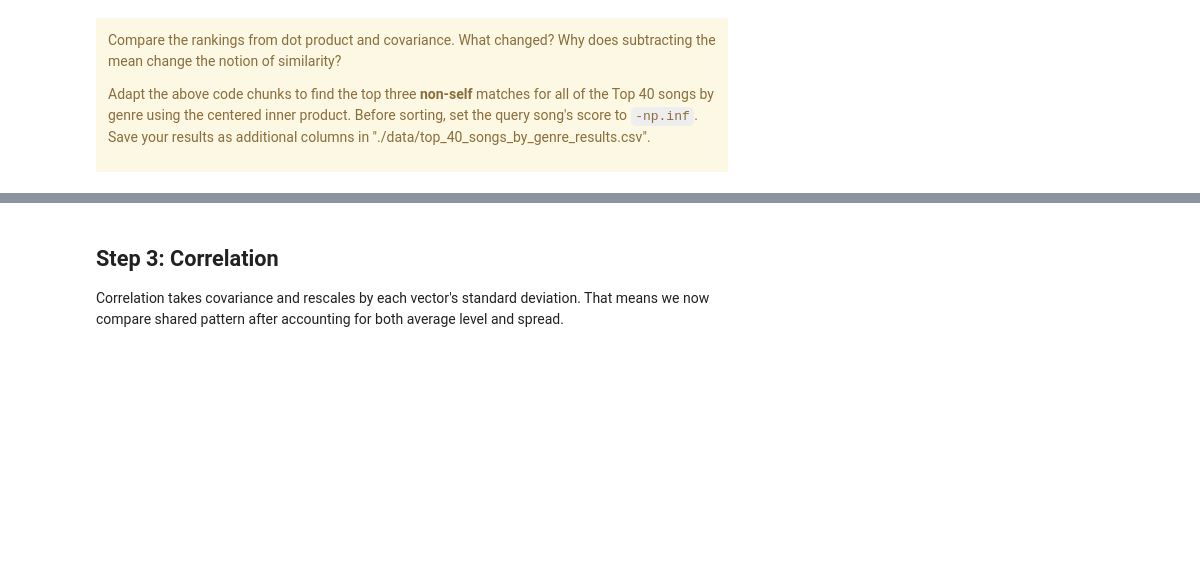
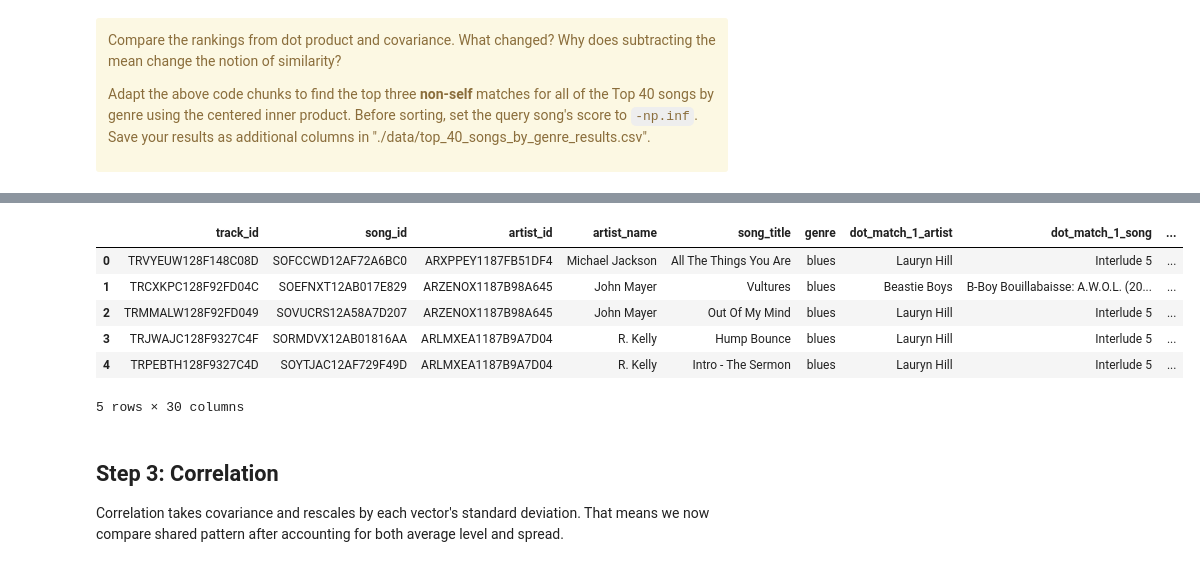
Before and after one commit to AustinB2319/uu_vectors_and_matrices, a Jupyter notebook: Thursday Lab/lab_01.ipynb, the cells around one changed output, grey strips where cells are left out. Drawn from its saved outputs; the diff is of its cells as text; code cells hidden in the pictures; blank space fills up the shorter version.

```diff
--- a/Thursday Lab/lab_01.ipynb
+++ b/Thursday Lab/lab_01.ipynb
@@ -185,6 +220,8 @@ Adapt the above code chunks to find the top three **non-self** matches for all o
 ## Step 2: Centering and Covariance
 
 Now we subtract each vector's own mean. This changes the question from "Do these songs use many of the same words?" to something closer to "Do these songs rise above and below their own average on the same words?"
+# %%
+query = X[query_idx]
 # %%
 query_centered = query - query.mean()
 X_centered = X - X.mean(axis=1, keepdims=True)
@@ -238,3 +279,40 @@ Adapt the above code chunks to find the top three **non-self** matches for all o
+# %%
+# Find each Top-40 song's row in `songs`/`X` by matching on track_id.
+top40_indices = songs.set_index("track_id").index.get_indexer(top_40["track_id"])
+
+# For each Top-40 song, repeat the single-query centered-inner-product logic,
+# excluding the query song itself and then taking the top three matches.
+records = []
+for idx in top40_indices:
+    query_centered = X_centered[idx]
+    centered_dot_scores = X_centered @ query_centered
+    centered_dot_scores[idx] = -np.inf
+
+    top3_idx = np.argsort(centered_dot_scores)[-3:][::-1]
+
+    record = {}
+    for rank, match_idx in enumerate(top3_idx, start=1):
+        match = songs.iloc[match_idx]
+        record[f"cov_match_{rank}_artist"] = match["artist_name"]
+        record[f"cov_match_{rank}_song"] = match["song_title"]
+        record[f"cov_match_{rank}_genre"] = match["genre"]
+        record[f"cov_match_{rank}_score"] = centered_dot_scores[match_idx] / X.shape[1]
+    records.append(record)
+
+cov_top40_results = pd.DataFrame(records)
+
+existing_results = pd.read_csv("./data/top_40_songs_by_genre_results.csv")
+top40_results = pd.concat([existing_results, cov_top40_results], axis=1)
+top40_results.to_csv("./data/top_40_songs_by_genre_results.csv", index=False)
+top40_results.head()
+# %% [output]
+|  | track_id | song_id | artist_id | artist_name | song_title | genre | dot_match_1_artist | dot_match_1_song | ... |
+| 0 | TRVYEUW128F148C08D | SOFCCWD12AF72A6BC0 | ARXPPEY1187FB51DF4 | Michael Jackson | All The Things You Are | blues | Lauryn Hill | Interlude 5 | ... |
+| 1 | TRCXKPC128F92FD04C | SOEFNXT12AB017E829 | ARZENOX1187B98A645 | John Mayer | Vultures | blues | Beastie Boys | B-Boy Bouillabaisse: A.W.O.L. (20... | ... |
+| 2 | TRMMALW128F92FD049 | SOVUCRS12A58A7D207 | ARZENOX1187B98A645 | John Mayer | Out Of My Mind | blues | Lauryn Hill | Interlude 5 | ... |
+| 3 | TRJWAJC128F9327C4F | SORMDVX12AB01816AA | ARLMXEA1187B9A7D04 | R. Kelly | Hump Bounce | blues | Lauryn Hill | Interlude 5 | ... |
+| 4 | TRPEBTH128F9327C4D | SOYTJAC12AF729F49D | ARLMXEA1187B9A7D04 | R. Kelly | Intro - The Sermon | blues | Lauryn Hill | Interlude 5 | ... |
+5 rows × 30 columns
 # %% [markdown]
 ## Step 3: Correlation
 
```
Also changed, not shown: parts of 21 cells of this notebook, 2 other files.
